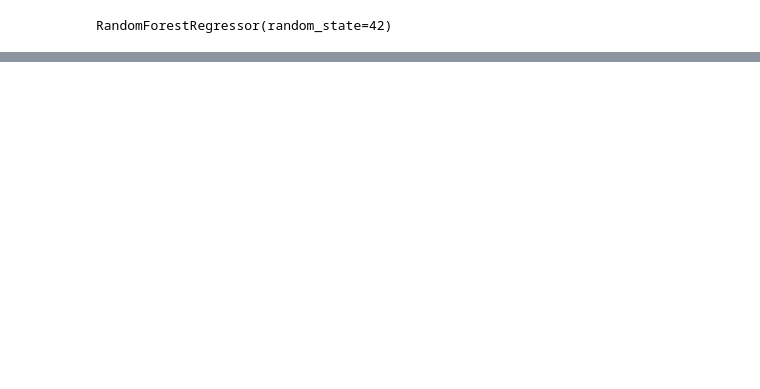
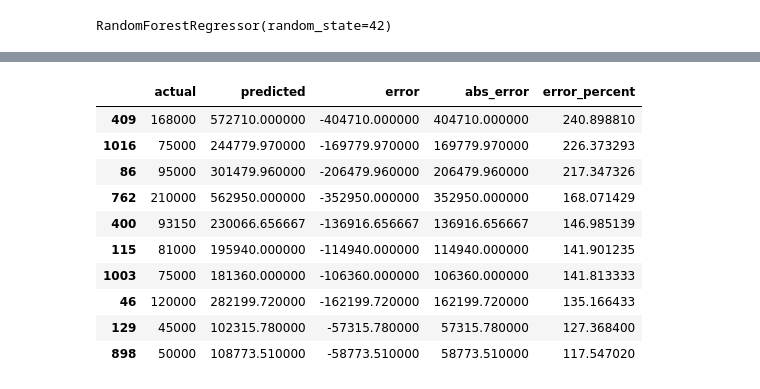
Before and after one commit to SheL16/car-price-prediction, a Jupyter notebook: notebooks/analysis.ipynb, the cells around one changed output, grey strips where cells are left out. Saved outputs shown, nothing was run; the diff lists cells and outputs as text; code cells hidden in the pictures; blank space fills up the shorter version.

```diff
--- a/notebooks/analysis.ipynb
+++ b/notebooks/analysis.ipynb
@@ -313,0 +369,14 @@ predictions.head(10)
+# %%
+predictions.sort_values(by="error_percent", ascending=False).head(10)
+# %% [output]
+|  | actual | predicted | error | abs_error | error_percent |
+| 409 | 168000 | 572710.000000 | -404710.000000 | 404710.000000 | 240.898810 |
+| 1016 | 75000 | 244779.970000 | -169779.970000 | 169779.970000 | 226.373293 |
+| 86 | 95000 | 301479.960000 | -206479.960000 | 206479.960000 | 217.347326 |
+| 762 | 210000 | 562950.000000 | -352950.000000 | 352950.000000 | 168.071429 |
+| 400 | 93150 | 230066.656667 | -136916.656667 | 136916.656667 | 146.985139 |
+| 115 | 81000 | 195940.000000 | -114940.000000 | 114940.000000 | 141.901235 |
+| 1003 | 75000 | 181360.000000 | -106360.000000 | 106360.000000 | 141.813333 |
+| 46 | 120000 | 282199.720000 | -162199.720000 | 162199.720000 | 135.166433 |
+| 129 | 45000 | 102315.780000 | -57315.780000 | 57315.780000 | 127.368400 |
+| 898 | 50000 | 108773.510000 | -58773.510000 | 58773.510000 | 117.547020 |
```
Also changed, not shown: parts of 14 cells of this notebook.
